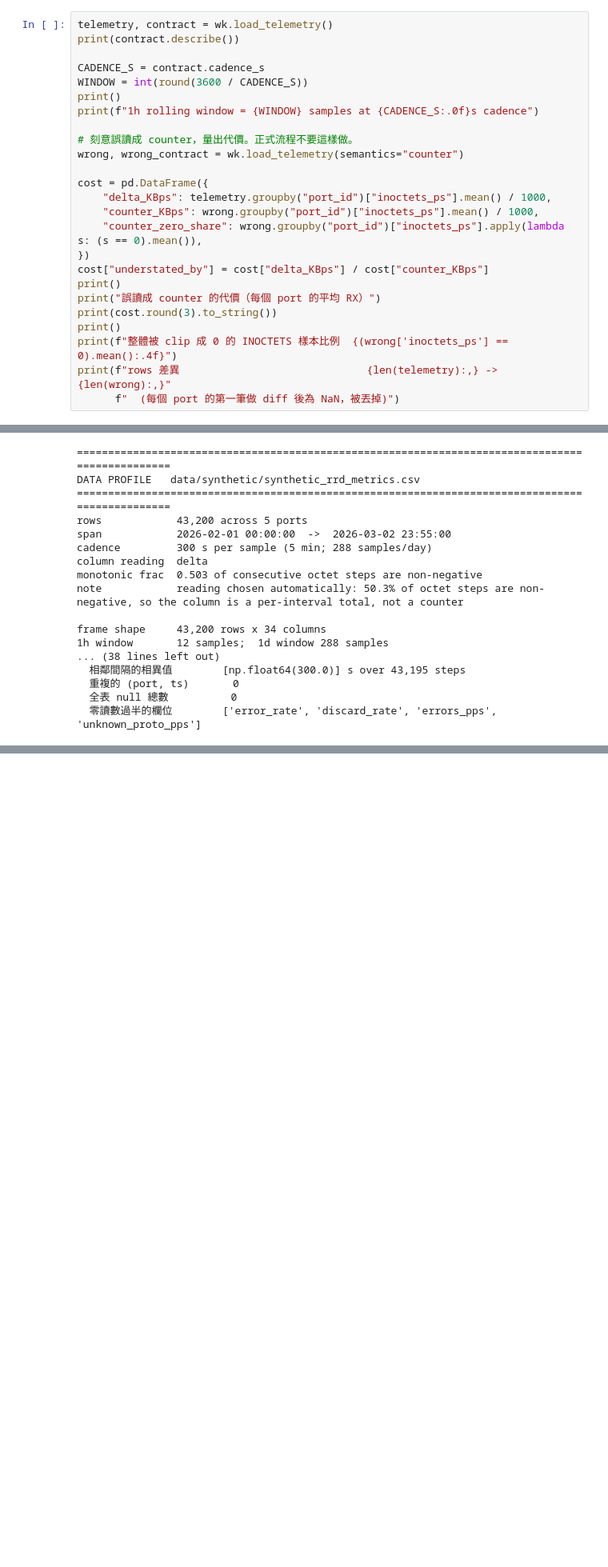
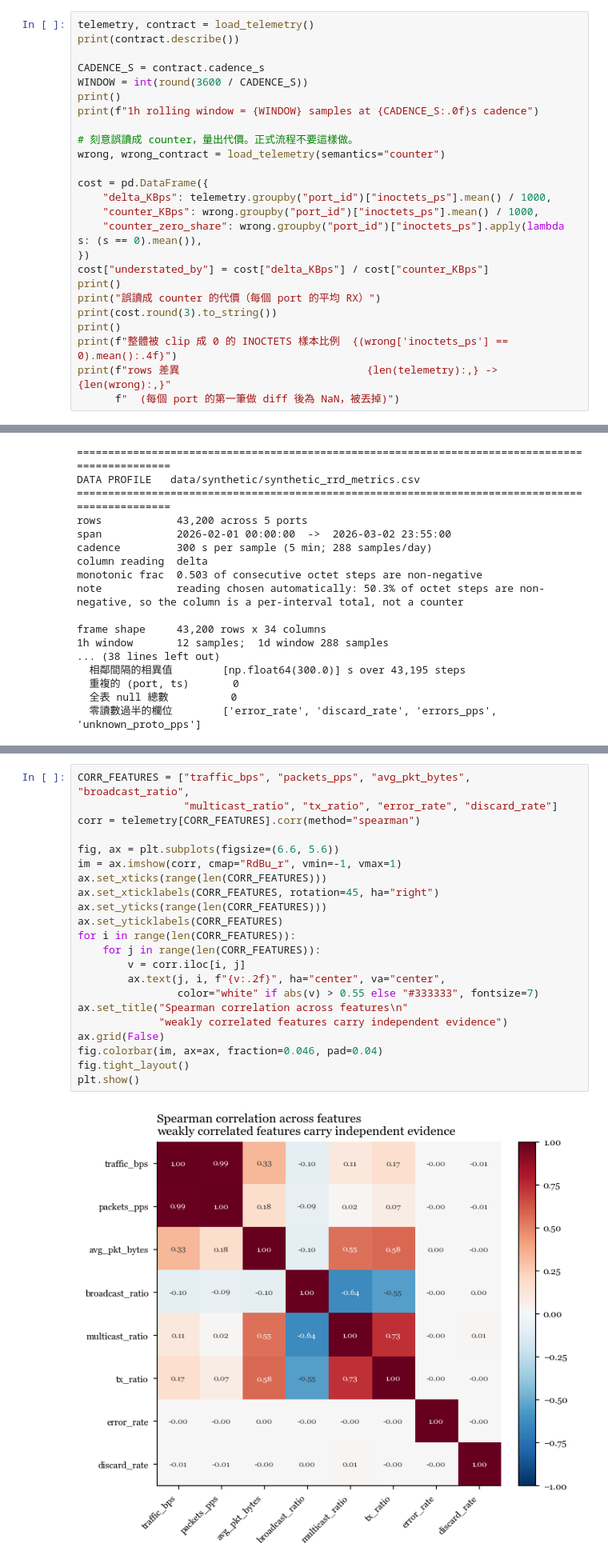
Before and after one commit to kevin880987/aiops-anomaly-zero-to-hero, a Jupyter notebook: labs/workshop/01_network_traffic_feature_engineering.ipynb, the cells around one changed output, grey strips where cells are left out. Shown at 80% size. Drawn from its saved outputs; the diff is of its cells as text; blank space fills up the shorter version.

```diff
--- a/labs/workshop/01_network_traffic_feature_engineering.ipynb
+++ b/labs/workshop/01_network_traffic_feature_engineering.ipynb
@@ -73,7 +355,7 @@ loader 因此選了 `delta` 這條路：直接除以 cadence 得到每秒速率
 
 下面第二段用 `semantics="counter"` 強迫誤讀一次，把代價量出來。正式流程不要這樣做。
 # %%
-telemetry, contract = wk.load_telemetry()
+telemetry, contract = load_telemetry()
 print(contract.describe())
 
 CADENCE_S = contract.cadence_s
@@ -82,7 +364,7 @@ print()
 print(f"1h rolling window = {WINDOW} samples at {CADENCE_S:.0f}s cadence")
 
 # 刻意誤讀成 counter，量出代價。正式流程不要這樣做。
-wrong, wrong_contract = wk.load_telemetry(semantics="counter")
+wrong, wrong_contract = load_telemetry(semantics="counter")
 
 cost = pd.DataFrame({
     "delta_KBps": telemetry.groupby("port_id")["inoctets_ps"].mean() / 1000,
@@ -228 +561,25 @@ frame shape     43,200 rows x 34 columns
+# %%
+CORR_FEATURES = ["traffic_bps", "packets_pps", "avg_pkt_bytes", "broadcast_ratio",
+                 "multicast_ratio", "tx_ratio", "error_rate", "discard_rate"]
+corr = telemetry[CORR_FEATURES].corr(method="spearman")
+
+fig, ax = plt.subplots(figsize=(6.6, 5.6))
+im = ax.imshow(corr, cmap="RdBu_r", vmin=-1, vmax=1)
+ax.set_xticks(range(len(CORR_FEATURES)))
+ax.set_xticklabels(CORR_FEATURES, rotation=45, ha="right")
+ax.set_yticks(range(len(CORR_FEATURES)))
+ax.set_yticklabels(CORR_FEATURES)
+for i in range(len(CORR_FEATURES)):
+    for j in range(len(CORR_FEATURES)):
+        v = corr.iloc[i, j]
+        ax.text(j, i, f"{v:.2f}", ha="center", va="center",
+                color="white" if abs(v) > 0.55 else "#333333", fontsize=7)
+ax.set_title("Spearman correlation across features\n"
+             "weakly correlated features carry independent evidence")
+ax.grid(False)
+fig.colorbar(im, ax=ax, fraction=0.046, pad=0.04)
+fig.tight_layout()
+plt.show()
+# %% [output]
+[figure, added]
 # %% [markdown]
```
Also changed, not shown: parts of 49 cells of this notebook, 39 other files.
